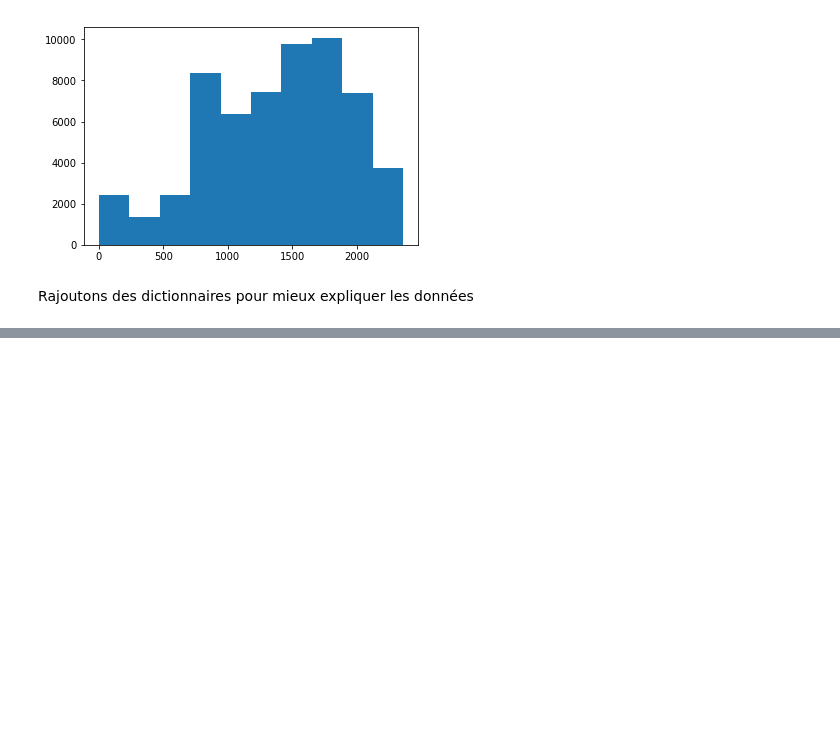
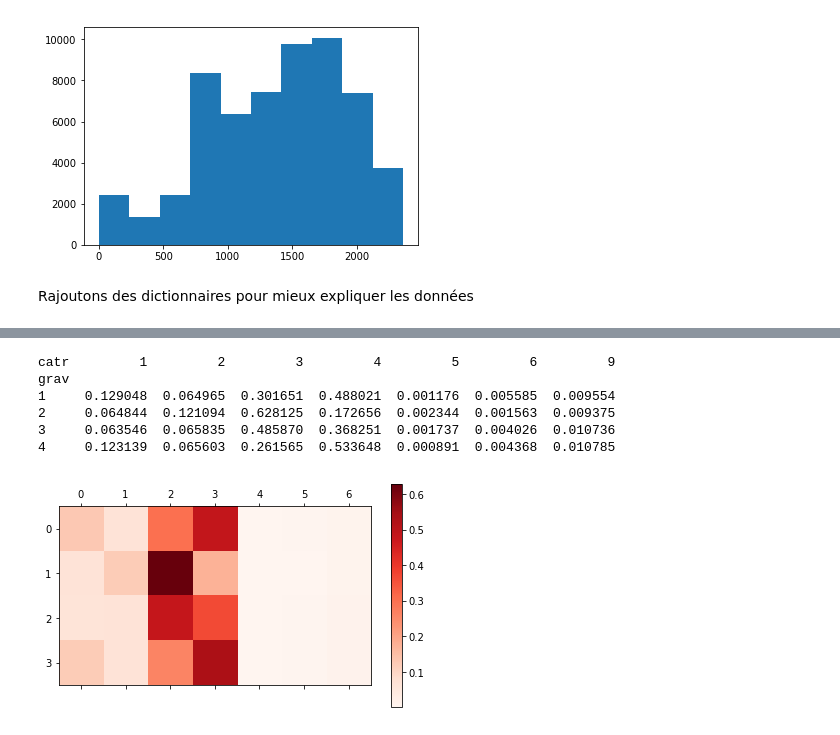
Before and after one commit to ericbenhamou/MASH_IPJ_2018, a Jupyter notebook: Rapport.ipynb, the cells around one changed output, grey strips where cells are left out. Cells and saved outputs as stored; diff of their text form; code cells hidden in the pictures; blank space fills up the shorter version.

```diff
--- a/Rapport.ipynb
+++ b/Rapport.ipynb
@@ -133,0 +168,17 @@ plt.show()
+# %%
+year = 1985
+select = table['an_nais']>= year
+t2 = pd.crosstab( table['grav'][select], table['catr'][select], normalize='index')
+
+print( t2)
+plt.matshow( t2.values, cmap=cm.Reds, interpolation='none')
+plt.colorbar()
+plt.show()
+# %% [output]
+catr         1         2         3         4         5         6         9
+grav
+1     0.129048  0.064965  0.301651  0.488021  0.001176  0.005585  0.009554
+2     0.064844  0.121094  0.628125  0.172656  0.002344  0.001563  0.009375
+3     0.063546  0.065835  0.485870  0.368251  0.001737  0.004026  0.010736
+4     0.123139  0.065603  0.261565  0.533648  0.000891  0.004368  0.010785
+[figure, added]
```
Also changed, not shown: parts of 6 cells of this notebook.
